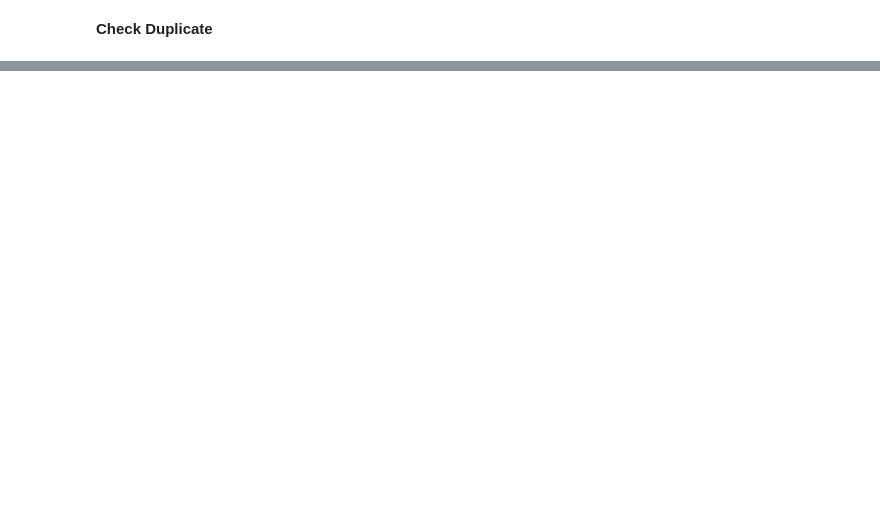
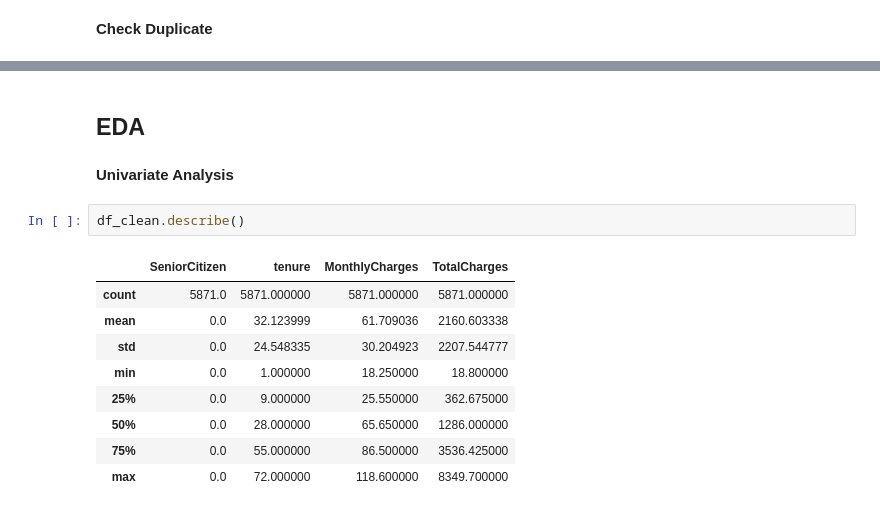
Before and after one commit to mferdinandr/churn-prob-telco, a Jupyter notebook: file.ipynb, the cells around one changed output, grey strips where cells are left out. Cells and saved outputs as stored; diff of their text form; blank space fills up the shorter version.

```diff
--- a/file.ipynb
+++ b/file.ipynb
@@ -92,0 +137,16 @@ for col in col_num:
+# %% [markdown]
+## EDA
+# %% [markdown]
+**Univariate Analysis**
+# %%
+df_clean.describe()
+# %% [output]
+|  | SeniorCitizen | tenure | MonthlyCharges | TotalCharges |
+| count | 5871.0 | 5871.000000 | 5871.000000 | 5871.000000 |
+| mean | 0.0 | 32.123999 | 61.709036 | 2160.603338 |
+| std | 0.0 | 24.548335 | 30.204923 | 2207.544777 |
+| min | 0.0 | 1.000000 | 18.250000 | 18.800000 |
+| 25% | 0.0 | 9.000000 | 25.550000 | 362.675000 |
+| 50% | 0.0 | 28.000000 | 65.650000 | 1286.000000 |
+| 75% | 0.0 | 55.000000 | 86.500000 | 3536.425000 |
+| max | 0.0 | 72.000000 | 118.600000 | 8349.700000 |
```
Also changed, not shown: parts of 13 cells of this notebook.
